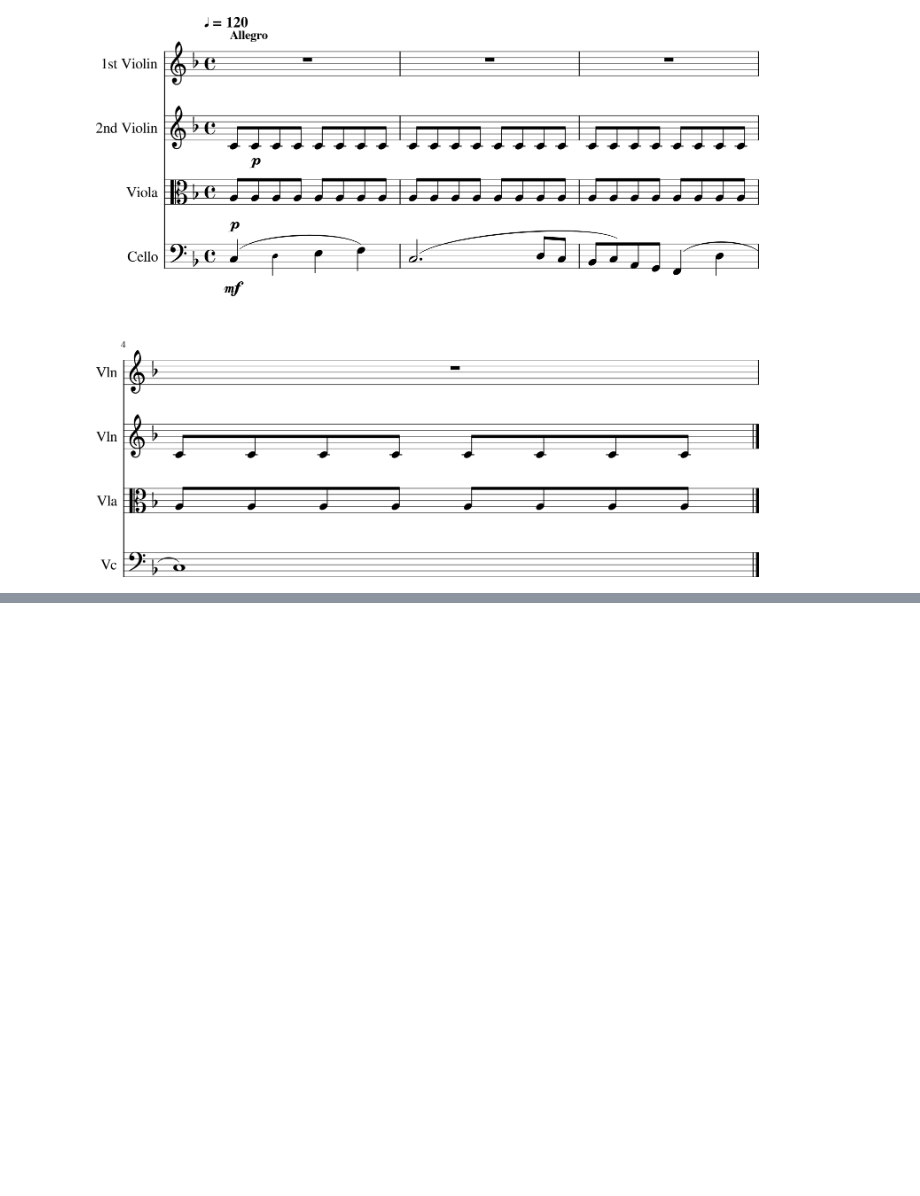
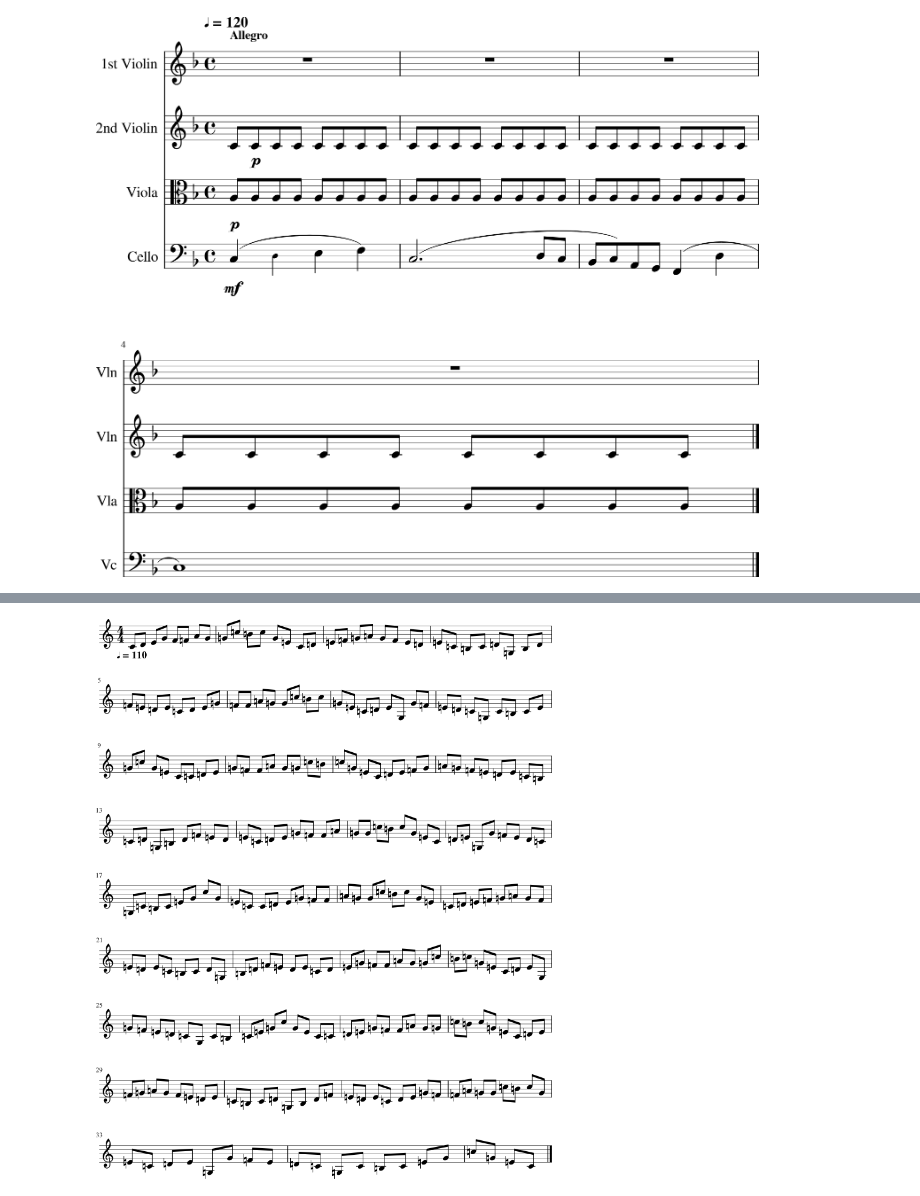
Before and after one commit to utkusarioglu/signals-workshop, a Jupyter notebook: src/music21.ipynb, the cells around one changed output, grey strips where cells are left out. Saved outputs shown, nothing was run; the diff lists cells and outputs as text; code cells hidden in the pictures; blank space fills up the shorter version.

Commit message:
Feat: Music21 connects with Cubase

```diff
--- a/src/music21.ipynb
+++ b/src/music21.ipynb
@@ -256,0 +263,99 @@ head.show()
+# %%
+bach = [
+    [
+        0,
+        2,
+        4,
+        7,
+        5,
+        5,
+        9,
+        7,
+        7,
+        12,
+        11,
+        12,
+        7,
+        4,
+        0,
+        2,
+        4,
+    ],
+    [
+        5,
+        7,
+        9,
+        7,
+        5,
+        4,
+        2,
+        4,
+        0,
+        -1,
+        0,
+        2,
+        -5,
+        -1,
+        2,
+        5,
+        4,
+        2,
+        4,
+    ],
+    [
+        0,
+        2,
+        4,
+        7,
+        5,
+        5,
+        9,
+        7,
+        7,
+        12,
+        11,
+        12,
+        7,
+        4,
+    ],
+    [
+        0,
+        2,
+        4,
+        -5,
+        7,
+        5,
+        4,
+        2,
+        0,
+        -5,
+        0,
+        -1,
+        0,
+        4,
+        7,
+        12,
+        7,
+        4,
+    ],
+    [0],
+]
+
+BASE = 60
+
+s = stream.Score()
+mm = tempo.MetronomeMark(number=110)
+p = stream.Part()
+p.insert(0, mm)
+s.append(p)
+for i in range(4):
+    for pitch in itertools.chain.from_iterable(bach):
+        p.append(note.Note(pitch + BASE, duration=duration.Duration(1 / 2)))
+s.show()
+
+
+ARTIFACTS_ABSPATH = pathlib.Path(os.environ.get("ARTIFACTS_ABSPATH", ""))
+file_abspath = ARTIFACTS_ABSPATH / "bach.musicxml"
+s.write("musicxml", fp=file_abspath)
+# %% [output]
+[figure, added]
```
Also changed, not shown: parts of 5 cells of this notebook, 7 other files.
